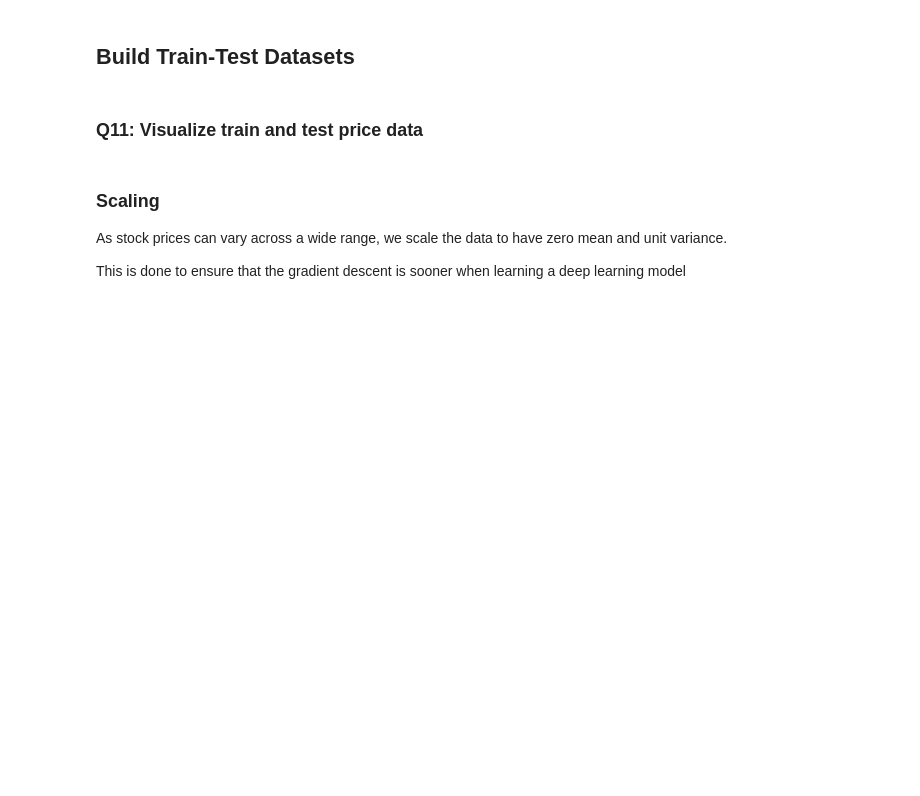
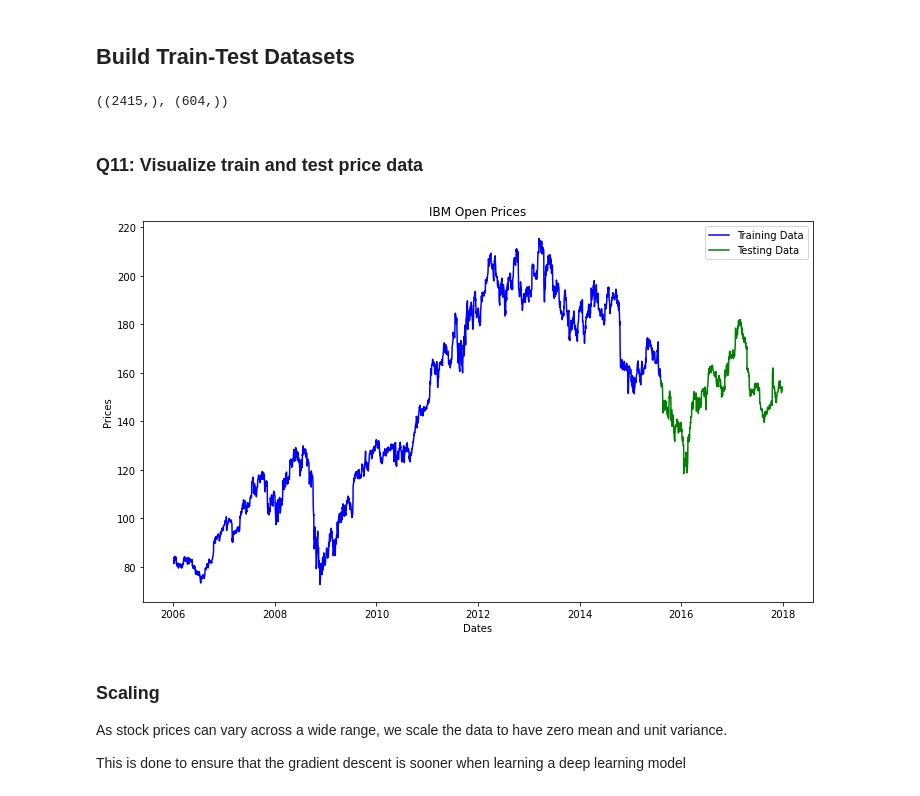
Before and after one commit to weboctave/mec-mini-projects, a Jupyter notebook: mec-18.5.1-time-series-analysis-mini-project/Mini_Project_Time_Series_Forecasting.ipynb, the cells around one changed output. Cells and saved outputs as stored; diff of their text form; code cells hidden in the pictures; blank space fills up the shorter version.

```diff
--- a/mec-18.5.1-time-series-analysis-mini-project/Mini_Project_Time_Series_Forecasting.ipynb
+++ b/mec-18.5.1-time-series-analysis-mini-project/Mini_Project_Time_Series_Forecasting.ipynb
@@ -584,7 +586,7 @@ from tensorflow.keras.optimizers import SGD
 # %% [markdown]
 ### Load Data
 # %%
-df = pd.read_csv("IBM_2006-01-01_to_2018-01-01.csv")
+df = pd.read_csv("IBM_2006-01-01_to_2018-01-01.csv.zip")
 df.isnull().values.any()
 df = df.dropna()
 
@@ -601,8 +611,21 @@ train_data, test_data = df.iloc[0:int(len(df)*0.8), :], df.iloc[int(len(df)*0.8)
 train_series = train_data['Open']
 test_series = test_data['Open']
 train_series.shape, test_series.shape
+# %% [output]
+((2415,), (604,))
 # %% [markdown]
 ### Q11: Visualize train and test price data
+# %%
+# Your code here
+plt.figure(figsize=(12,7))
+plt.title('IBM Open Prices')
+plt.xlabel('Dates')
+plt.ylabel('Prices')
+plt.plot(train_series, 'blue', label='Training Data')
+plt.plot(test_series, 'green', label='Testing Data')
+plt.legend();
+# %% [output]
+[figure, added]
 # %% [markdown]
 ### Scaling
 As stock prices can vary across a wide range, we scale the data to have zero mean and unit variance.
```
Also changed, not shown: parts of 23 cells of this notebook, 1 other file.
